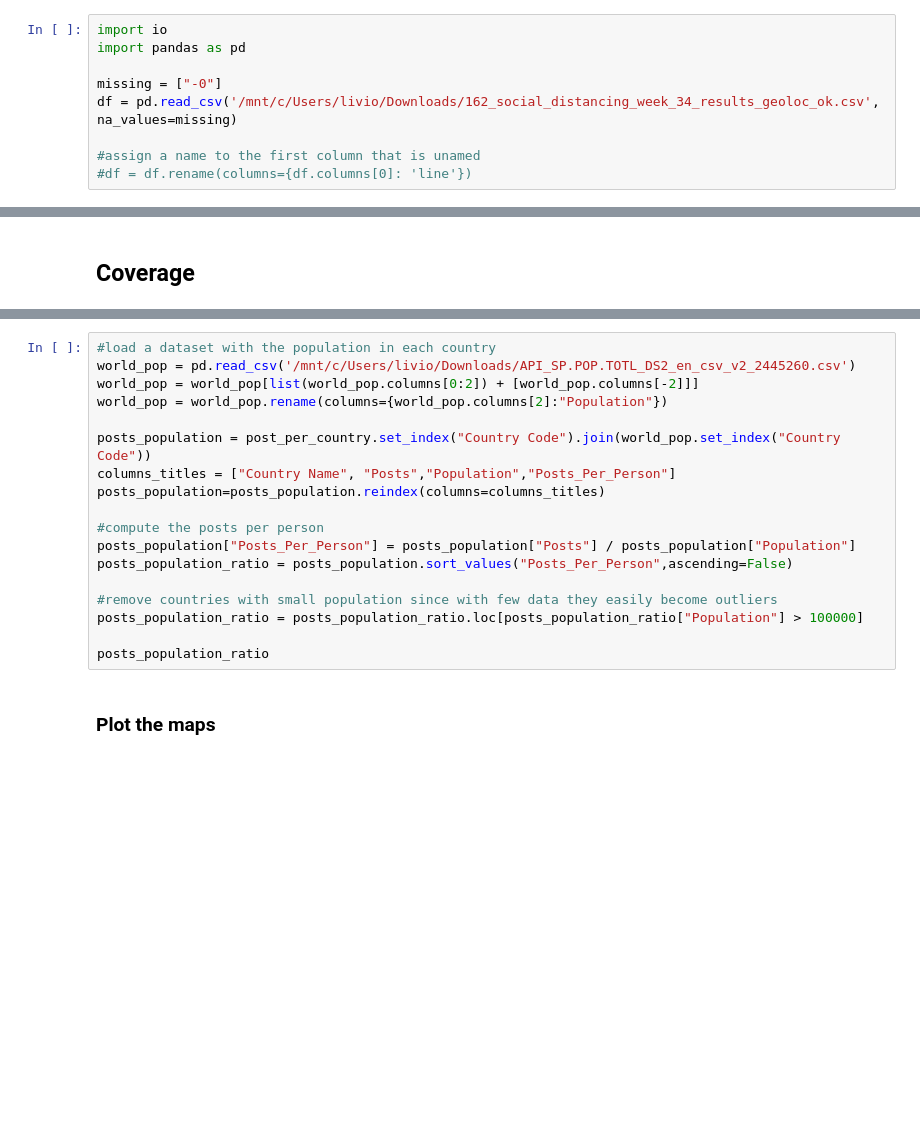
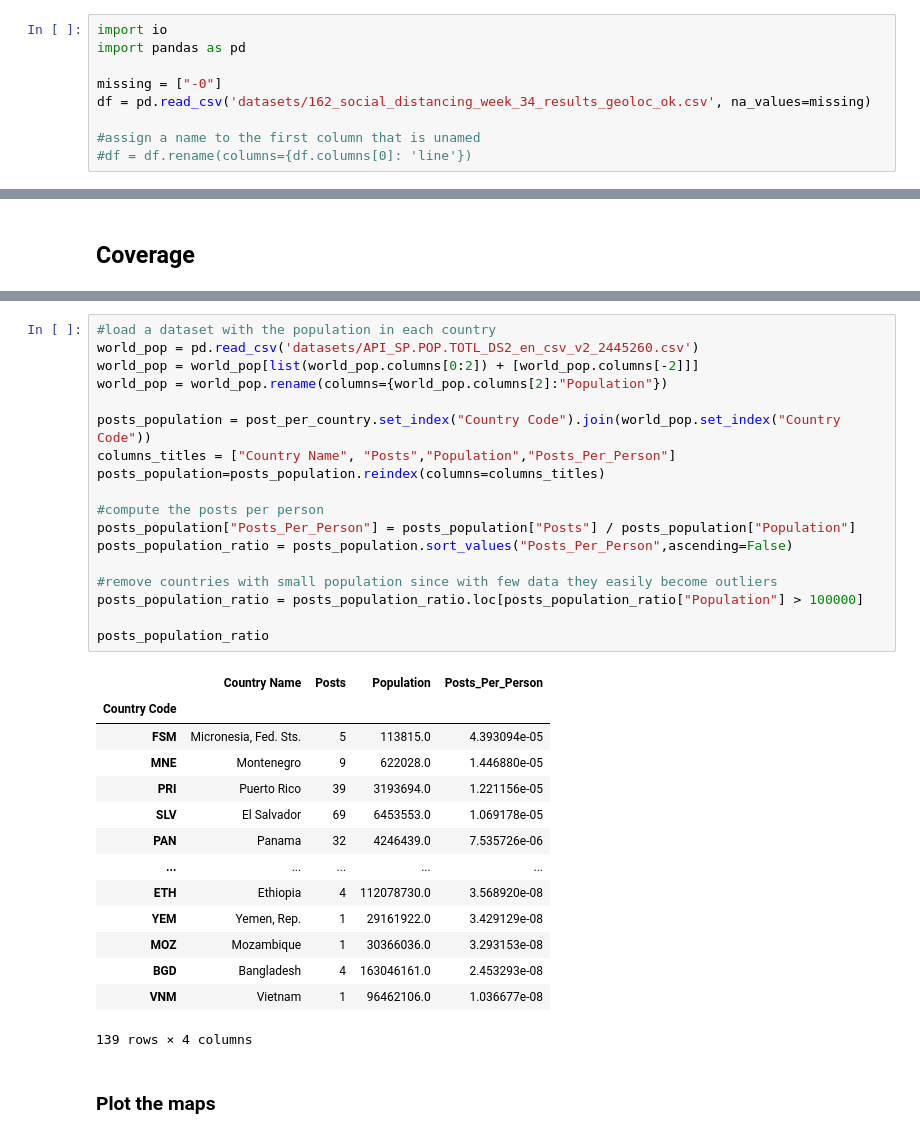
Before and after one commit to liviobi/Profiling-Social-Sensing-Dataset, a Jupyter notebook: data_info_quality_project.ipynb, the cells around one changed output, grey strips where cells are left out. Cells and saved outputs as stored; diff of their text form; blank space fills up the shorter version.

```diff
--- a/data_info_quality_project.ipynb
+++ b/data_info_quality_project.ipynb
@@ -5,7 +5,7 @@ import io
 import pandas as pd
 
 missing = ["-0"]
-df = pd.read_csv('/mnt/c/Users/livio/Downloads/162_social_distancing_week_34_results_geoloc_ok.csv', na_values=missing)
+df = pd.read_csv('datasets/162_social_distancing_week_34_results_geoloc_ok.csv', na_values=missing)
 
 #assign a name to the first column that is unamed
 #df = df.rename(columns={df.columns[0]: 'line'})
@@ -143,21 +190,36 @@ post_per_country
 # %%
 #load a dataset with the population in each country
-world_pop = pd.read_csv('/mnt/c/Users/livio/Downloads/API_SP.POP.TOTL_DS2_en_csv_v2_2445260.csv')
+world_pop = pd.read_csv('datasets/API_SP.POP.TOTL_DS2_en_csv_v2_2445260.csv')
 world_pop = world_pop[list(world_pop.columns[0:2]) + [world_pop.columns[-2]]]
 world_pop = world_pop.rename(columns={world_pop.columns[2]:"Population"})
 
 posts_population = post_per_country.set_index("Country Code").join(world_pop.set_index("Country Code"))
 columns_titles = ["Country Name", "Posts","Population","Posts_Per_Person"]
 posts_population=posts_population.reindex(columns=columns_titles)
 
 #compute the posts per person
 posts_population["Posts_Per_Person"] = posts_population["Posts"] / posts_population["Population"]
 posts_population_ratio = posts_population.sort_values("Posts_Per_Person",ascending=False)
 
 #remove countries with small population since with few data they easily become outliers
 posts_population_ratio = posts_population_ratio.loc[posts_population_ratio["Population"] > 100000]
 
 posts_population_ratio
+# %% [output]
+|  | Country Name | Posts | Population | Posts_Per_Person |
+| Country Code |  |  |  |  |
+| FSM | Micronesia, Fed. Sts. | 5 | 113815.0 | 4.393094e-05 |
+| MNE | Montenegro | 9 | 622028.0 | 1.446880e-05 |
+| PRI | Puerto Rico | 39 | 3193694.0 | 1.221156e-05 |
+| SLV | El Salvador | 69 | 6453553.0 | 1.069178e-05 |
+| PAN | Panama | 32 | 4246439.0 | 7.535726e-06 |
+| ... | ... | ... | ... | ... |
+| ETH | Ethiopia | 4 | 112078730.0 | 3.568920e-08 |
+| YEM | Yemen, Rep. | 1 | 29161922.0 | 3.429129e-08 |
+| MOZ | Mozambique | 1 | 30366036.0 | 3.293153e-08 |
+| BGD | Bangladesh | 4 | 163046161.0 | 2.453293e-08 |
+| VNM | Vietnam | 1 | 96462106.0 | 1.036677e-08 |
+139 rows × 4 columns
 # %% [markdown]
 ### Plot the maps
 # %%
```
Also changed, not shown: parts of 16 cells of this notebook, 11 other files.
